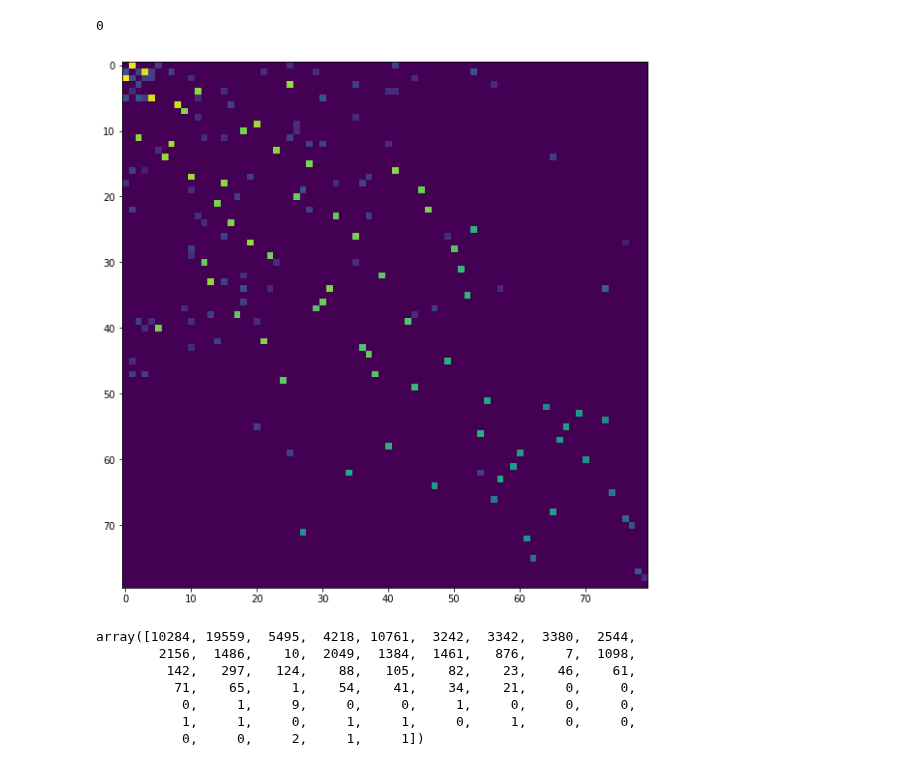
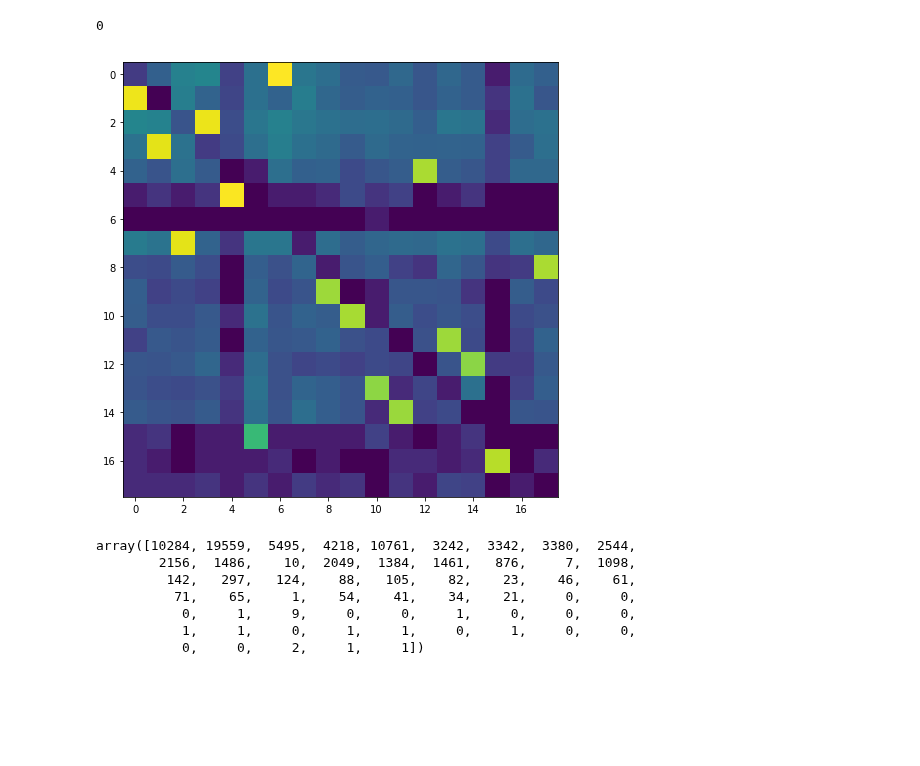
Before and after one commit to rykachevskiy/CRISPR, a Jupyter notebook: Hierarcical/hierarcical-pipeline.ipynb, the cells around one changed output. Drawn from its saved outputs; the diff is of its cells as text; code cells hidden in the pictures; blank space fills up the shorter version.

```diff
--- a/Hierarcical/hierarcical-pipeline.ipynb
+++ b/Hierarcical/hierarcical-pipeline.ipynb
@@ -59,8 +59,8 @@ LEN = 22
 # pairs_path = "../../data/ES/ES3_R1_pairs.txt"
 # lines_path = "../../data/ES/ES3_R1_spacers.txt"
 
-# pairs_path = "../data/ES/ES4_R1_pairs.txt"
-# lines_path = "../data/ES/ES4_R1_spacers.txt"
+pairs_path = "../../data/ES/ES1_R1_pairs.txt"
+lines_path = "../../data/ES/ES1_R1_spacers.txt"
 
 # pairs_path = "../data/ES/ES5_R1_pairs.txt"
 # lines_path = "../data/ES/ES5_R1_spacers.txt"
@@ -68,8 +68,8 @@ LEN = 22
 #pairs_path = "../data/SlO_15/SlO1_R1_pairs_15.txt"
 #lines_path = "../data/SlO_15/SlO1_R1_spacers_15.txt"
 
-pairs_path = "../../data/Sasha/Sasha1_pairs.txt"
-lines_path = "../../data/Sasha/Sasha1.fasta"
+# pairs_path = "../../data/Sasha/Sasha1_pairs.txt"
+# lines_path = "../../data/Sasha/Sasha1.fasta"
 
 #pairs_path = "../data/Thermus/III/Vesuvius (1)_III_pairs.txt"
 #lines_path = "../data/Thermus/III/Vesuvius (1).III.txt"
@@ -148,11 +148,11 @@ err
 # %% [output]
 0
 # %%
-plt.figure(figsize=(10,10))
-plt.imshow(np.log(graph+1))
+plt.figure(figsize=(8,8))
+plt.imshow(np.log(graph+1)[:18, : 18])
 plt.show()
 # %% [output]
-[figure, old version]
+[figure, new version]
 # %%
 graph.sum(1).astype(int)
 # %% [output]
```
Also changed, not shown: parts of 5 cells of this notebook, 2 other files.
